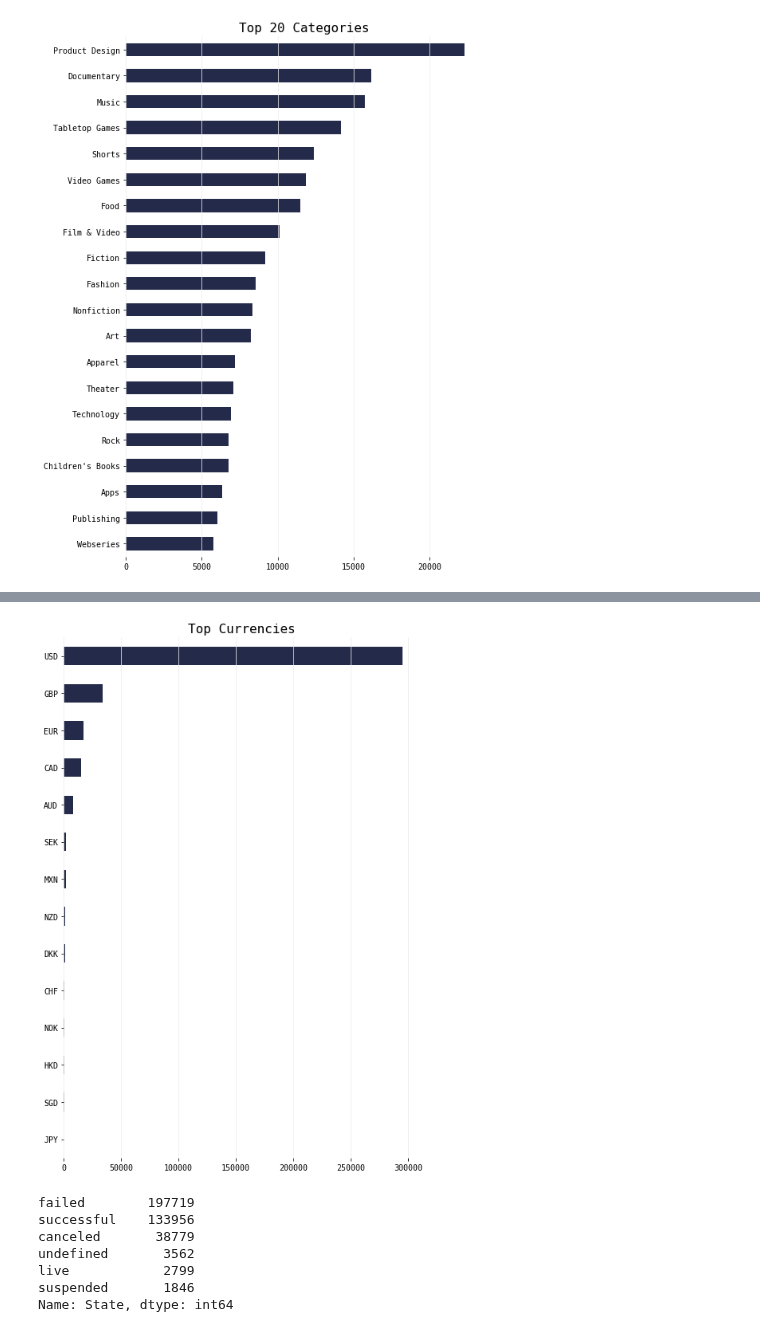
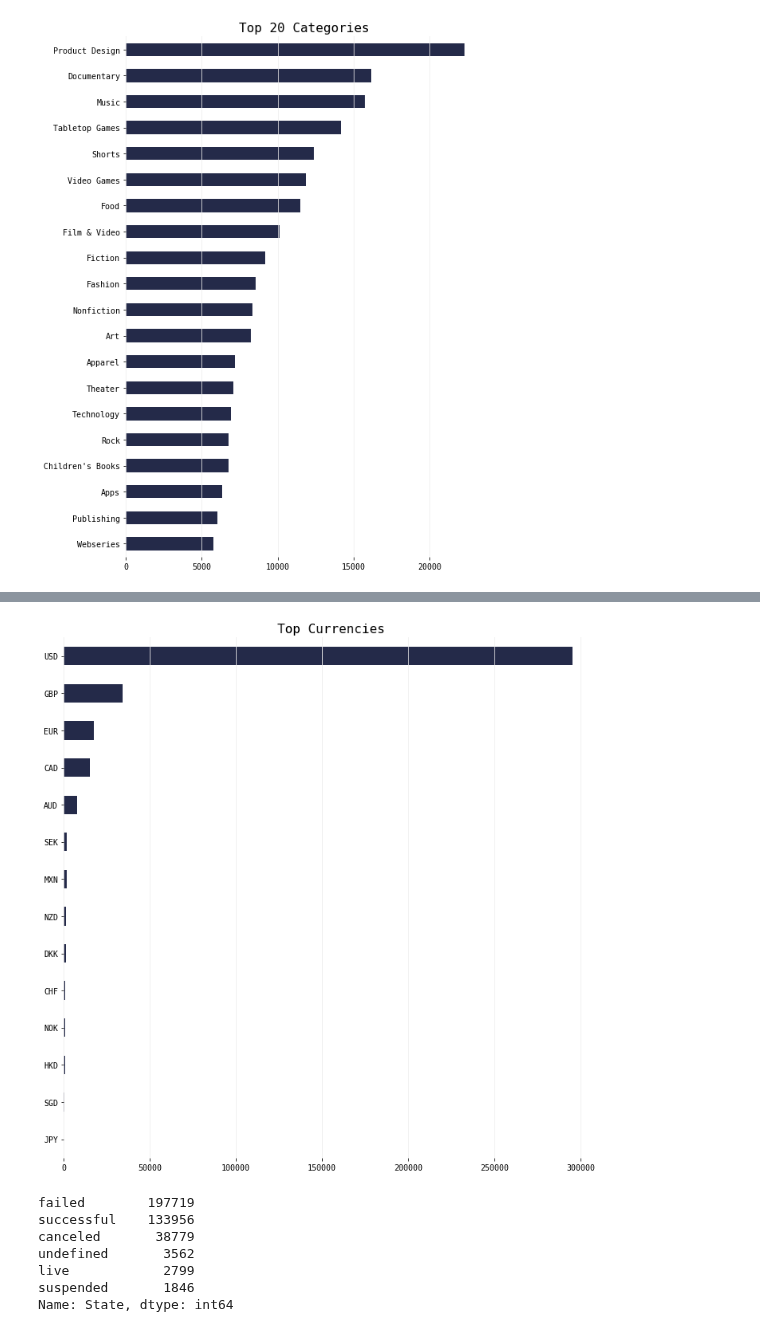
Before and after one commit to qu4ku/datasets-analysis, a Jupyter notebook: 010-kickstarter-projects.ipynb, the cells around one changed output, grey strips where cells are left out. Saved outputs shown, nothing was run; the diff lists cells and outputs as text; code cells hidden in the pictures.

```diff
--- a/010-kickstarter-projects.ipynb
+++ b/010-kickstarter-projects.ipynb
@@ -211,13 +211,13 @@ df.head()
 | 3 | 1000007540 | ToshiCapital Rekordz Needs Help t... | Music | Music | USD | 2012-04-16 | 5,000.00 | 2012-03-17 03:24:11 | 1.00 | failed | ... |
 | 4 | 1000011046 | Community Film Project: The Art o... | Film & Video | Film & Video | USD | 2015-08-29 | 19,500.00 | 2015-07-04 08:35:03 | 1,283.00 | canceled | ... |
 # %%
-plt.figure(figsize=(8, 12))
+plt.figure(figsize=(12, 12))
 plt.axes(frameon=False)
 df.Currency.value_counts().sort_values(ascending=True).plot(kind='barh', color=MC);
 plt.grid(axis='x', color=SC)
 plt.title('Top Currencies');
 # %% [output]
-[figure, old version]
+[figure, new version]
 # %%
 df.State.value_counts()
 # %% [output]
```
Also changed, not shown: parts of 11 cells of this notebook, 1 other file.
